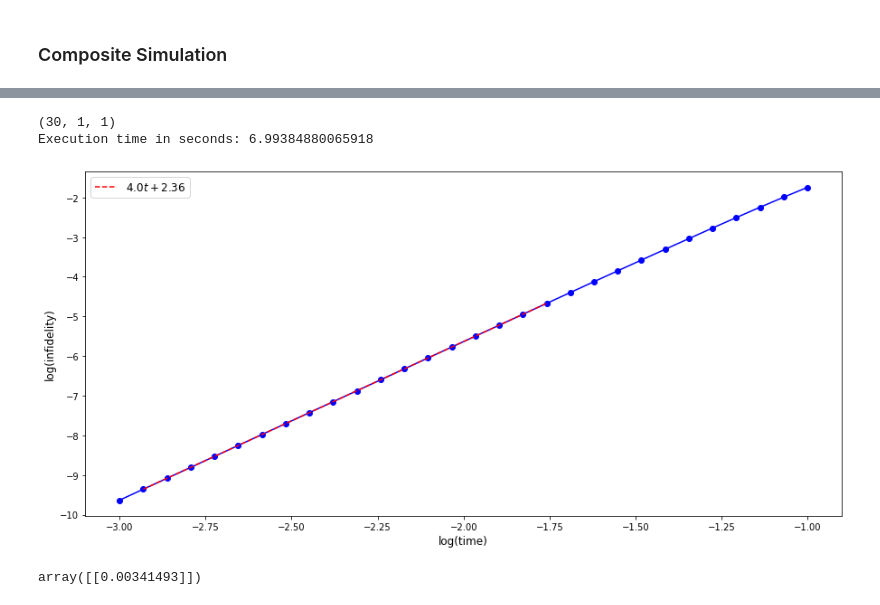
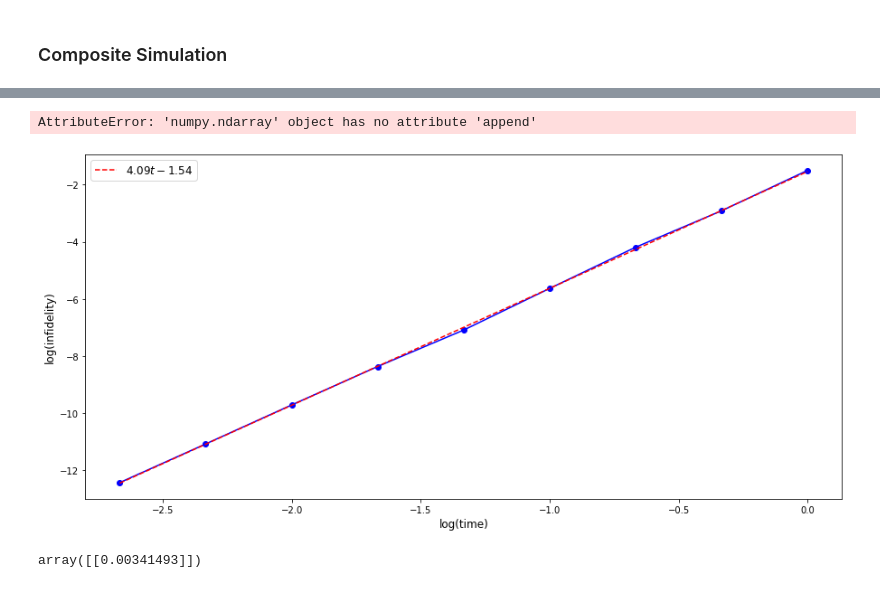
Before and after one commit to mattp97/Trotter-Qdrift-Simulation, a Jupyter notebook: Hybridized Simulation Jellium.ipynb, the cells around one changed output, grey strips where cells are left out. Saved outputs shown, nothing was run; the diff lists cells and outputs as text; code cells hidden in the pictures.

Commit message:
Simulate supports looping over nb
Added testing features to probabilistic partitioning. Numpy ndarray append bug

```diff
--- a/Hybridized Simulation Jellium.ipynb
+++ b/Hybridized Simulation Jellium.ipynb
@@ -252,6 +252,6 @@ plt.show()
 ### Composite Simulation
 # %%
 #Warning if nb_optimizer = True the computation will not finish in your lifetime
-CompSim = CompositeSim(graph_hamiltonian_list, order = 2, partition = "prob", rng_seed = 9, nb_optimizer = False, weight_threshold = 2)
-CompSim.simulate(0.1, 10, 4, False, False)
+CompSim = CompositeSim(hamiltonian_list, inner_order=2, outter_order=1, partition = "chop", rng_seed = 9, nb_optimizer = False, weight_threshold = 2, nb = 33, repartition = True)
+#CompSim.simulate(0.1, 70, 4)
 # %% [output]
@@ -278,13 +261,13 @@ array([[0.83929137+0.54368189j],
 startTime = time.time()
 
 tStart = 0.001
-tFinal = 0.1
-tSteps = 30
+tFinal = 1
+tSteps = 10
 times = np.geomspace(tStart, tFinal, tSteps)
 
 comp_compiler_inf = []
 for t in times:
-    comp_compiler_inf.append(CompSim.sample_channel_inf(t, 10, 1, 100, False, False))
+    comp_compiler_inf.append(CompSim.sample_channel_inf(t, 1, 1, 50))
 
 log_comp_compiler_inf = np.log10(comp_compiler_inf)
 log_times = np.log10(times)
@@ -293,36 +276,35 @@ print(log_comp_compiler_inf.shape)
 executionTime = (time.time() - startTime)
 print('Execution time in seconds: ' + str(executionTime))
 # %% [output]
-(30, 1, 1)
-Execution time in seconds: 6.99384880065918
+AttributeError: 'numpy.ndarray' object has no attribute 'append'
 # %%
 #print(list(log_comp_compiler_inf[:, 0, 0]))
 data1 = log_comp_compiler_inf[:, 0, 0] #this dimension issue might be causing some slow down
 plt.figure(figsize = (15, 7))
 plt.plot(log_times, data1, 'bo-')
 plt.xlabel('log(time)', size = 12)
 plt.ylabel('log(infidelity)', size = 12)
 
-start_fit_points= 1 #declare the starting point to fit in the data
-end_fit_points = -12
+start_fit_points=1  #declare the starting point to fit in the data
+end_fit_points = -1
 
 p = np.polyfit(log_times[start_fit_points: end_fit_points], data1[start_fit_points: end_fit_points], 1)
 f = np.poly1d(p)
 
 t_new = np.linspace(log_times[start_fit_points], log_times[end_fit_points], 50)
 y_new = f(t_new)
 
 data1 = symbols("t")
 poly = sum(S("{:6.2f}".format(v))*data1**i for i, v in enumerate(p[::-1]))
 eq_latex = printing.latex(poly)
 
 #plt.ylim(-1.1, -0.8)
 #plt.locator_params('x', nbins=20)
 plt.plot(t_new, y_new, 'r--', label="${}$".format(eq_latex))
 plt.legend(fontsize="large")
 plt.show()
 # %% [output]
-[figure, old version]
+[figure, new version]
 # %%
 #Testing for single times, potentially test convergence of mc_samples below
 t = 0.1
```
Also changed, not shown: parts of 2 cells of this notebook, 1 other file.
